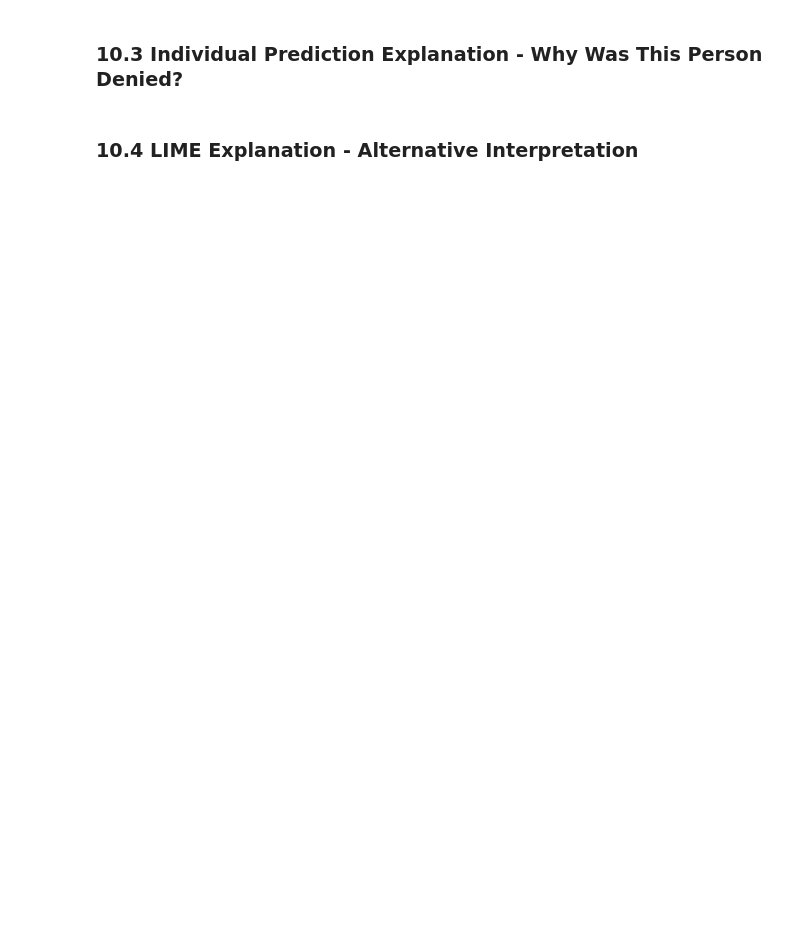
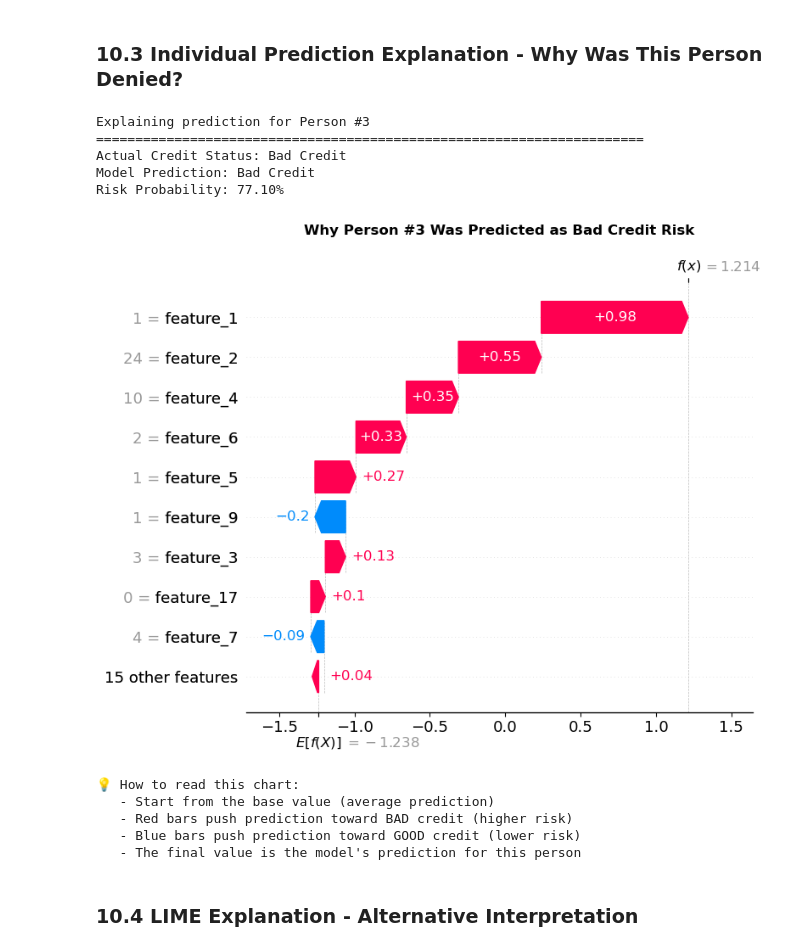
Before and after one commit to osukesashdia/homl_finalproject, a Jupyter notebook: finalproject.ipynb, the cells around one changed output. Drawn from its saved outputs; the diff is of its cells as text; code cells hidden in the pictures; blank space fills up the shorter version.

```diff
--- a/finalproject.ipynb
+++ b/finalproject.ipynb
@@ -373,34 +506,54 @@ bad_credit_indices = np.where(y_test.iloc[:shap_sample_size].values == 1)[0]
 
 if len(bad_credit_indices) > 0:
     # Pick the first person with bad credit
     person_idx = bad_credit_indices[0]
 
     print(f"Explaining prediction for Person #{person_idx + 1}")
     print("="*70)
     print(f"Actual Credit Status: Bad Credit")
     print(f"Model Prediction: {'Bad Credit' if results[best_model_name]['y_pred'][person_idx] == 1 else 'Good Credit'}")
     print(f"Risk Probability: {results[best_model_name]['y_pred_proba'][person_idx]:.2%}\n")
 
     # SHAP Waterfall plot - shows how each feature contributed to this prediction
+    # Get the base value (expected value for bad credit class)
+    if isinstance(explainer.expected_value, np.ndarray) and len(explainer.expected_value) > 1:
+        base_value = explainer.expected_value[1]
+    elif isinstance(explainer.expected_value, (list, np.ndarray)) and len(explainer.expected_value) == 1:
+        base_value = explainer.expected_value[0]
+    else:
+        base_value = explainer.expected_value
+
     shap.plots.waterfall(shap.Explanation(
         values=shap_values_bad_credit[person_idx],
-        base_values=explainer.expected_value[1] if isinstance(explainer.expected_value, np.ndarray) else explainer.expected_value,
+        base_values=base_value,
         data=X_test.iloc[person_idx].values,
         feature_names=X.columns.tolist()
     ), show=False)
     plt.title(f'Why Person #{person_idx + 1} Was Predicted as Bad Credit Risk',
               fontsize=12, fontweight='bold', pad=20)
     plt.tight_layout()
     plt.show()
 
     print("\n💡 How to read this chart:")
     print("   - Start from the base value (average prediction)")
     print("   - Red bars push prediction toward BAD credit (higher risk)")
     print("   - Blue bars push prediction toward GOOD credit (lower risk)")
     print("   - The final value is the model's prediction for this person")
 else:
     print("No bad credit examples found in the sample. Using first person instead.")
     person_idx = 0
+# %% [output]
+Explaining prediction for Person #3
+======================================================================
+Actual Credit Status: Bad Credit
+Model Prediction: Bad Credit
+Risk Probability: 77.10%
+[figure, added]
+💡 How to read this chart:
+   - Start from the base value (average prediction)
+   - Red bars push prediction toward BAD credit (higher risk)
+   - Blue bars push prediction toward GOOD credit (lower risk)
+   - The final value is the model's prediction for this person
 # %% [markdown]
 ### 10.4 LIME Explanation - Alternative Interpretation
 # %%
```
Also changed, not shown: parts of 18 cells of this notebook, 4 other files.
